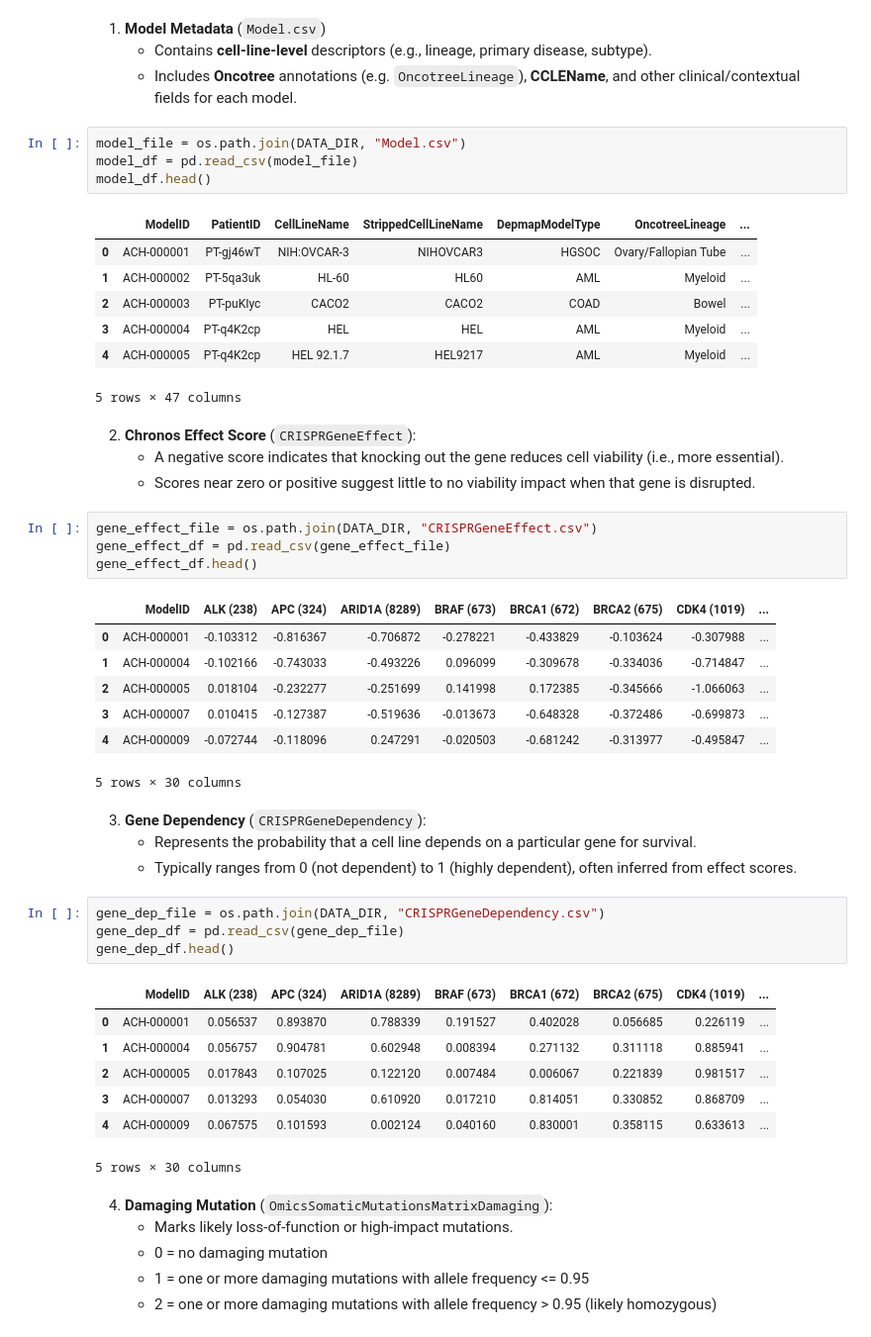
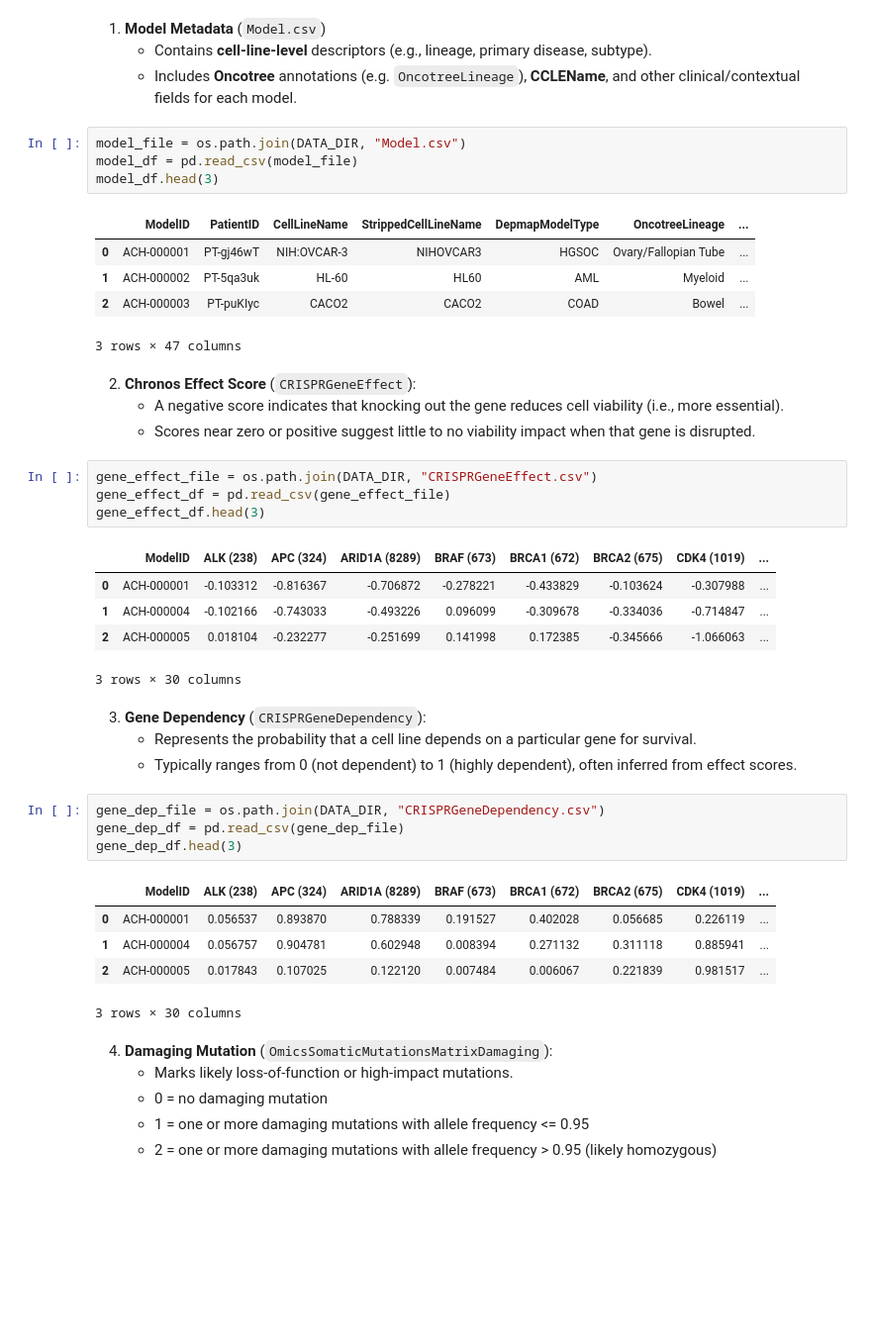
Before and after one commit to ChestnutKurisu/MED263_Final_Project_WI25, a Jupyter notebook: CRISPR-Knockout-Framework.ipynb, the cells around one changed output. Shown at 99% size. Drawn from its saved outputs; the diff is of its cells as text; blank space fills up the shorter version.

```diff
--- a/CRISPR-Knockout-Framework.ipynb
+++ b/CRISPR-Knockout-Framework.ipynb
@@ -81,15 +81,13 @@ DATA_DIR = "DepMap-preprocessed"
 # %%
 model_file = os.path.join(DATA_DIR, "Model.csv")
 model_df = pd.read_csv(model_file)
-model_df.head()
+model_df.head(3)
 # %% [output]
 |  | ModelID | PatientID | CellLineName | StrippedCellLineName | DepmapModelType | OncotreeLineage | ... |
 | 0 | ACH-000001 | PT-gj46wT | NIH:OVCAR-3 | NIHOVCAR3 | HGSOC | Ovary/Fallopian Tube | ... |
 | 1 | ACH-000002 | PT-5qa3uk | HL-60 | HL60 | AML | Myeloid | ... |
 | 2 | ACH-000003 | PT-puKIyc | CACO2 | CACO2 | COAD | Bowel | ... |
-| 3 | ACH-000004 | PT-q4K2cp | HEL | HEL | AML | Myeloid | ... |
-| 4 | ACH-000005 | PT-q4K2cp | HEL 92.1.7 | HEL9217 | AML | Myeloid | ... |
-5 rows × 47 columns
+3 rows × 47 columns
 # %% [markdown]
 2. **Chronos Effect Score** (`CRISPRGeneEffect`):
    - A negative score indicates that knocking out the gene reduces cell viability (i.e., more essential).
@@ -97,15 +95,13 @@ model_df.head()
 # %%
 gene_effect_file = os.path.join(DATA_DIR, "CRISPRGeneEffect.csv")
 gene_effect_df = pd.read_csv(gene_effect_file)
-gene_effect_df.head()
+gene_effect_df.head(3)
 # %% [output]
 |  | ModelID | ALK (238) | APC (324) | ARID1A (8289) | BRAF (673) | BRCA1 (672) | BRCA2 (675) | CDK4 (1019) | ... |
 | 0 | ACH-000001 | -0.103312 | -0.816367 | -0.706872 | -0.278221 | -0.433829 | -0.103624 | -0.307988 | ... |
 | 1 | ACH-000004 | -0.102166 | -0.743033 | -0.493226 | 0.096099 | -0.309678 | -0.334036 | -0.714847 | ... |
 | 2 | ACH-000005 | 0.018104 | -0.232277 | -0.251699 | 0.141998 | 0.172385 | -0.345666 | -1.066063 | ... |
-| 3 | ACH-000007 | 0.010415 | -0.127387 | -0.519636 | -0.013673 | -0.648328 | -0.372486 | -0.699873 | ... |
-| 4 | ACH-000009 | -0.072744 | -0.118096 | 0.247291 | -0.020503 | -0.681242 | -0.313977 | -0.495847 | ... |
-5 rows × 30 columns
+3 rows × 30 columns
 # %% [markdown]
 3. **Gene Dependency** (`CRISPRGeneDependency`):
    - Represents the probability that a cell line depends on a particular gene for survival.
@@ -113,15 +109,13 @@ gene_effect_df.head()
 # %%
 gene_dep_file = os.path.join(DATA_DIR, "CRISPRGeneDependency.csv")
 gene_dep_df = pd.read_csv(gene_dep_file)
-gene_dep_df.head()
+gene_dep_df.head(3)
 # %% [output]
 |  | ModelID | ALK (238) | APC (324) | ARID1A (8289) | BRAF (673) | BRCA1 (672) | BRCA2 (675) | CDK4 (1019) | ... |
 | 0 | ACH-000001 | 0.056537 | 0.893870 | 0.788339 | 0.191527 | 0.402028 | 0.056685 | 0.226119 | ... |
 | 1 | ACH-000004 | 0.056757 | 0.904781 | 0.602948 | 0.008394 | 0.271132 | 0.311118 | 0.885941 | ... |
 | 2 | ACH-000005 | 0.017843 | 0.107025 | 0.122120 | 0.007484 | 0.006067 | 0.221839 | 0.981517 | ... |
-| 3 | ACH-000007 | 0.013293 | 0.054030 | 0.610920 | 0.017210 | 0.814051 | 0.330852 | 0.868709 | ... |
-| 4 | ACH-000009 | 0.067575 | 0.101593 | 0.002124 | 0.040160 | 0.830001 | 0.358115 | 0.633613 | ... |
-5 rows × 30 columns
+3 rows × 30 columns
 # %% [markdown]
 4. **Damaging Mutation** (`OmicsSomaticMutationsMatrixDamaging`):
    - Marks likely loss-of-function or high-impact mutations.
```
Also changed, not shown: parts of 69 cells of this notebook, 19 other files.
